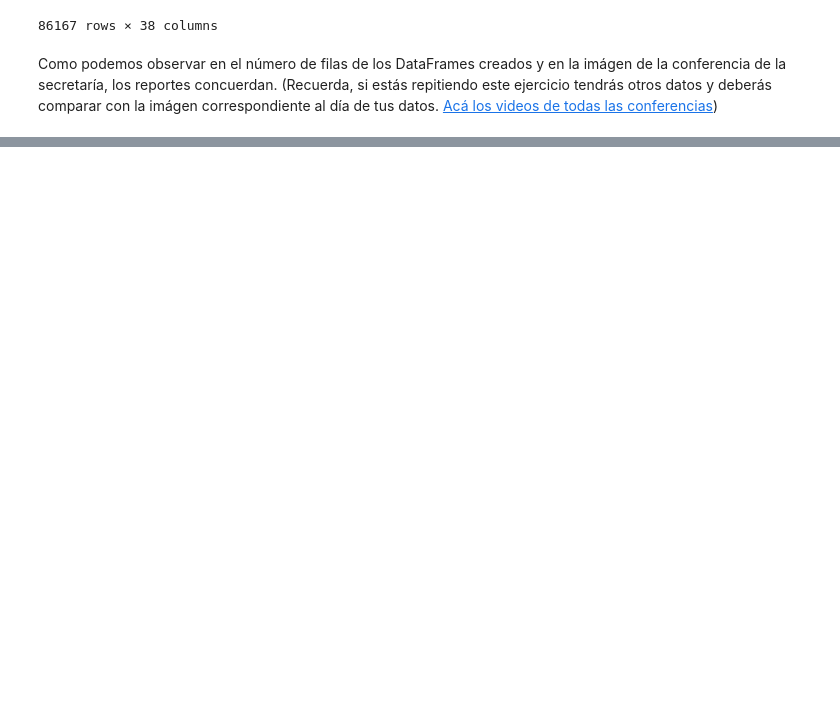
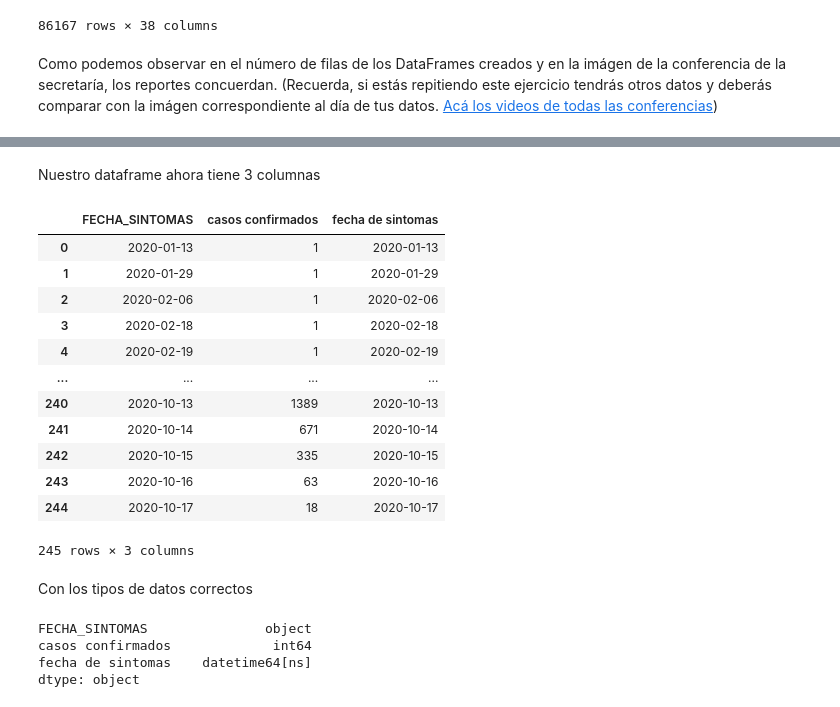
Before and after one commit to irvingfisica/taller01, a Jupyter notebook: taller_python.ipynb, the cells around one changed output, grey strips where cells are left out. Saved outputs shown, nothing was run; the diff lists cells and outputs as text; code cells hidden in the pictures; blank space fills up the shorter version.

```diff
--- a/taller_python.ipynb
+++ b/taller_python.ipynb
@@ -486,0 +501,2 @@ Como podemos observar en el número de filas de los DataFrames creados y en la i
+# %%
+grupos = confirmados.groupby("FECHA_SINTOMAS")
@@ -486,0 +562,2 @@ Como podemos observar en el número de filas de los DataFrames creados y en la i
+# %%
+confirmados_por_fecha = grupos.size().to_frame("casos confirmados").reset_index()
@@ -486,0 +605,29 @@ Como podemos observar en el número de filas de los DataFrames creados y en la i
+# %%
+confirmados_por_fecha["fecha de sintomas"] = pd.to_datetime(confirmados_por_fecha["FECHA_SINTOMAS"])
+# %% [markdown]
+Nuestro dataframe ahora tiene 3 columnas
+# %%
+confirmados_por_fecha
+# %% [output]
+|  | FECHA_SINTOMAS | casos confirmados | fecha de sintomas |
+| 0 | 2020-01-13 | 1 | 2020-01-13 |
+| 1 | 2020-01-29 | 1 | 2020-01-29 |
+| 2 | 2020-02-06 | 1 | 2020-02-06 |
+| 3 | 2020-02-18 | 1 | 2020-02-18 |
+| 4 | 2020-02-19 | 1 | 2020-02-19 |
+| ... | ... | ... | ... |
+| 240 | 2020-10-13 | 1389 | 2020-10-13 |
+| 241 | 2020-10-14 | 671 | 2020-10-14 |
+| 242 | 2020-10-15 | 335 | 2020-10-15 |
+| 243 | 2020-10-16 | 63 | 2020-10-16 |
+| 244 | 2020-10-17 | 18 | 2020-10-17 |
+245 rows × 3 columns
+# %% [markdown]
+Con los tipos de datos correctos
+# %%
+confirmados_por_fecha.dtypes
+# %% [output]
+FECHA_SINTOMAS               object
+casos confirmados             int64
+fecha de sintomas    datetime64[ns]
+dtype: object
```
Also changed, not shown: parts of 23 cells of this notebook.
